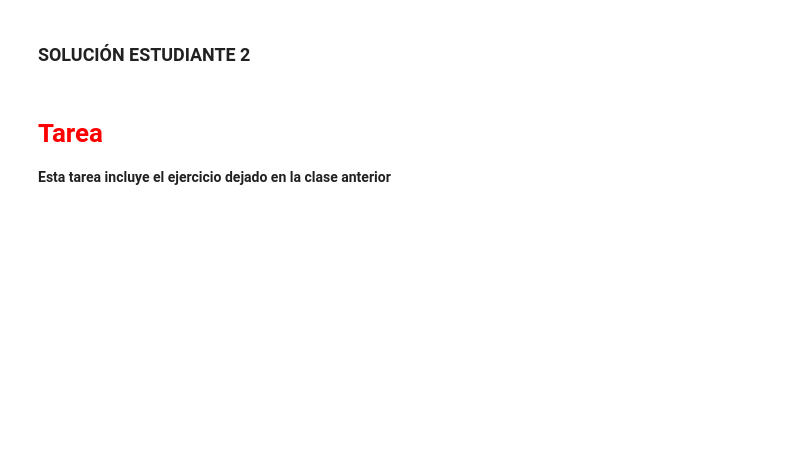
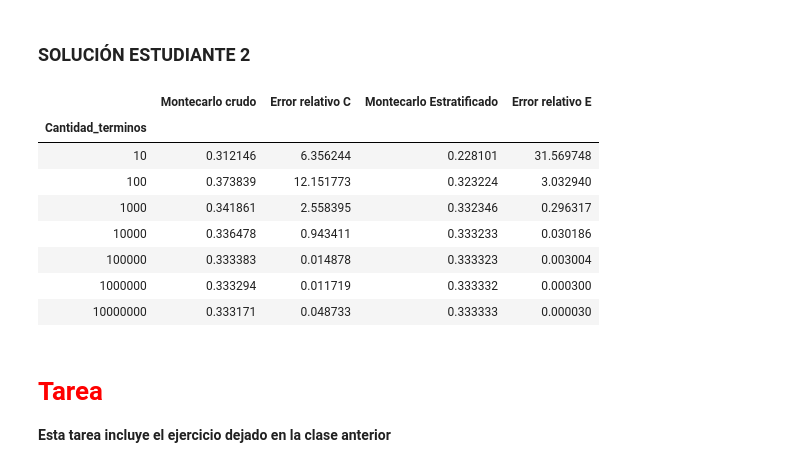
Before and after one commit to LuisCarlosAlvarado/Tareas_LCAlvarado_JOGonz-lez, a Jupyter notebook: TAREA 7/TAREA 7A.ipynb, the cells around one changed output. Drawn from its saved outputs; the diff is of its cells as text; code cells hidden in the pictures; blank space fills up the shorter version.

```diff
--- a/TAREA 7/TAREA 7A.ipynb
+++ b/TAREA 7/TAREA 7A.ipynb
@@ -89,5 +89,43 @@ df
 # %% [markdown]
 ### SOLUCIÓN ESTUDIANTE 2
+# %%
+I = 1/3
+# intervalo de integración
+a = 0; b = 1
+
+# Cantidad de términos, en escala logarítmica
+N = np.logspace(1,7,7,dtype=int)
+
+# Definimos la tabla donde se mostrarán los resultados
+df = pd.DataFrame(index=N,columns=['Montecarlo crudo', 'Error relativo C',
+                                   'Montecarlo Estratificado','Error relativo E'], dtype='float')
+df.index.name = "Cantidad_terminos"
+
+# Números aleatorios dependiente de la cantidad de términos N
+ui = list(map(lambda N:np.random.uniform(a,b,N),N))
+
+# Calculamos la aproximación por montecarlo dependiendo de la cantidad de
+# términos que hayamos creado con ui
+I_m = list(map(lambda Y:int_montecarlo(lambda x:x**2,a,b,Y),ui))
+
+Montecarlo = mont_est(N)
+
+# Mostramos los resultados en la tabla previamente creada
+df.loc[N,"Montecarlo Estratificado"] = Montecarlo
+df.loc[N,"Montecarlo crudo"] = I_m
+df.loc[N,"Error relativo C"] = np.abs(df.loc[N,"Montecarlo crudo"]-I)*100/I
+df.loc[N,"Error relativo E"] = np.abs(df.loc[N,"Montecarlo Estratificado"]-I)*100/I
+df
+# %% [output]
+|  | Montecarlo crudo | Error relativo C | Montecarlo Estratificado | Error relativo E |
+| Cantidad_terminos |  |  |  |  |
+| 10 | 0.312146 | 6.356244 | 0.228101 | 31.569748 |
+| 100 | 0.373839 | 12.151773 | 0.323224 | 3.032940 |
+| 1000 | 0.341861 | 2.558395 | 0.332346 | 0.296317 |
+| 10000 | 0.336478 | 0.943411 | 0.333233 | 0.030186 |
+| 100000 | 0.333383 | 0.014878 | 0.333323 | 0.003004 |
+| 1000000 | 0.333294 | 0.011719 | 0.333332 | 0.000300 |
+| 10000000 | 0.333171 | 0.048733 | 0.333333 | 0.000030 |
 # %% [markdown]
 # <font color = red> Tarea
 **Esta tarea incluye el ejercicio dejado en la clase anterior**
```
Also changed, not shown: parts of 6 cells of this notebook.
